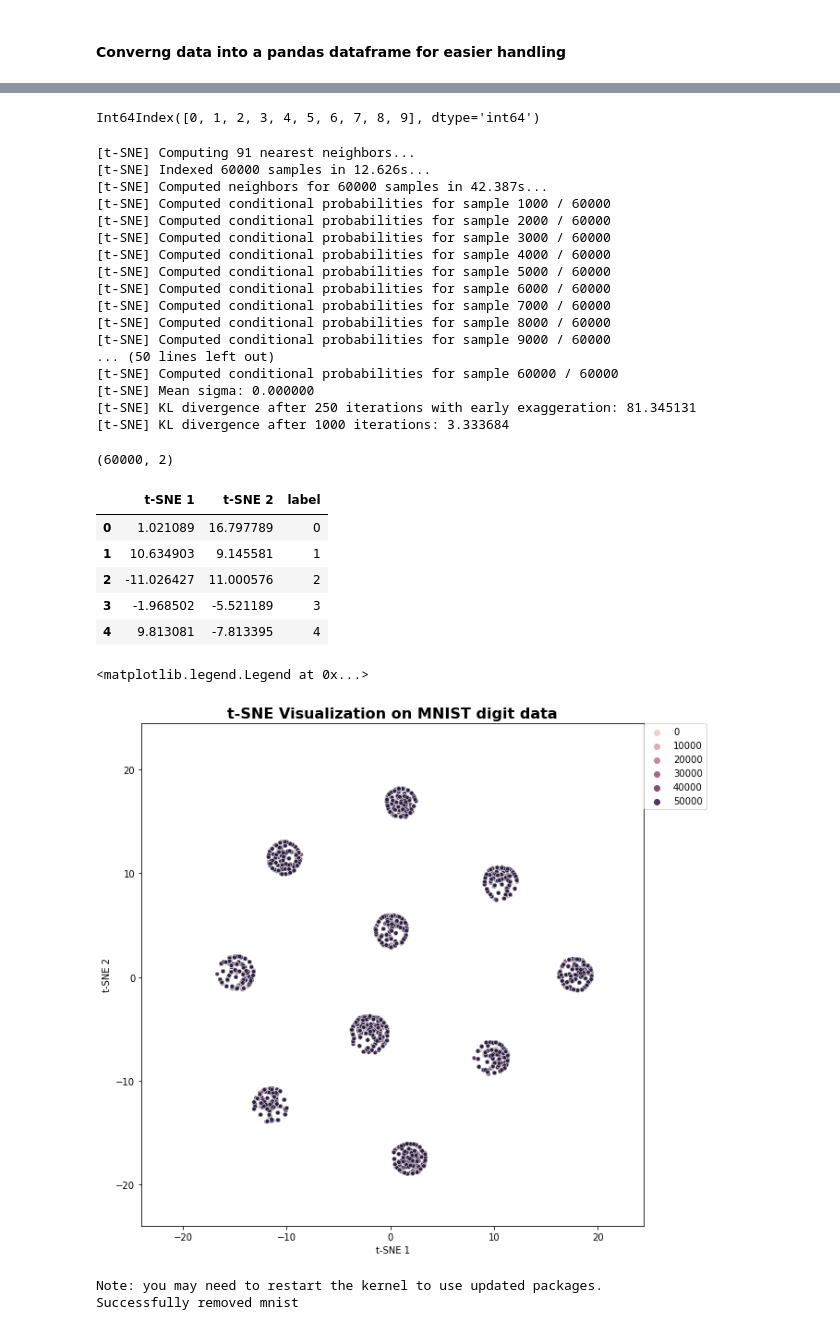
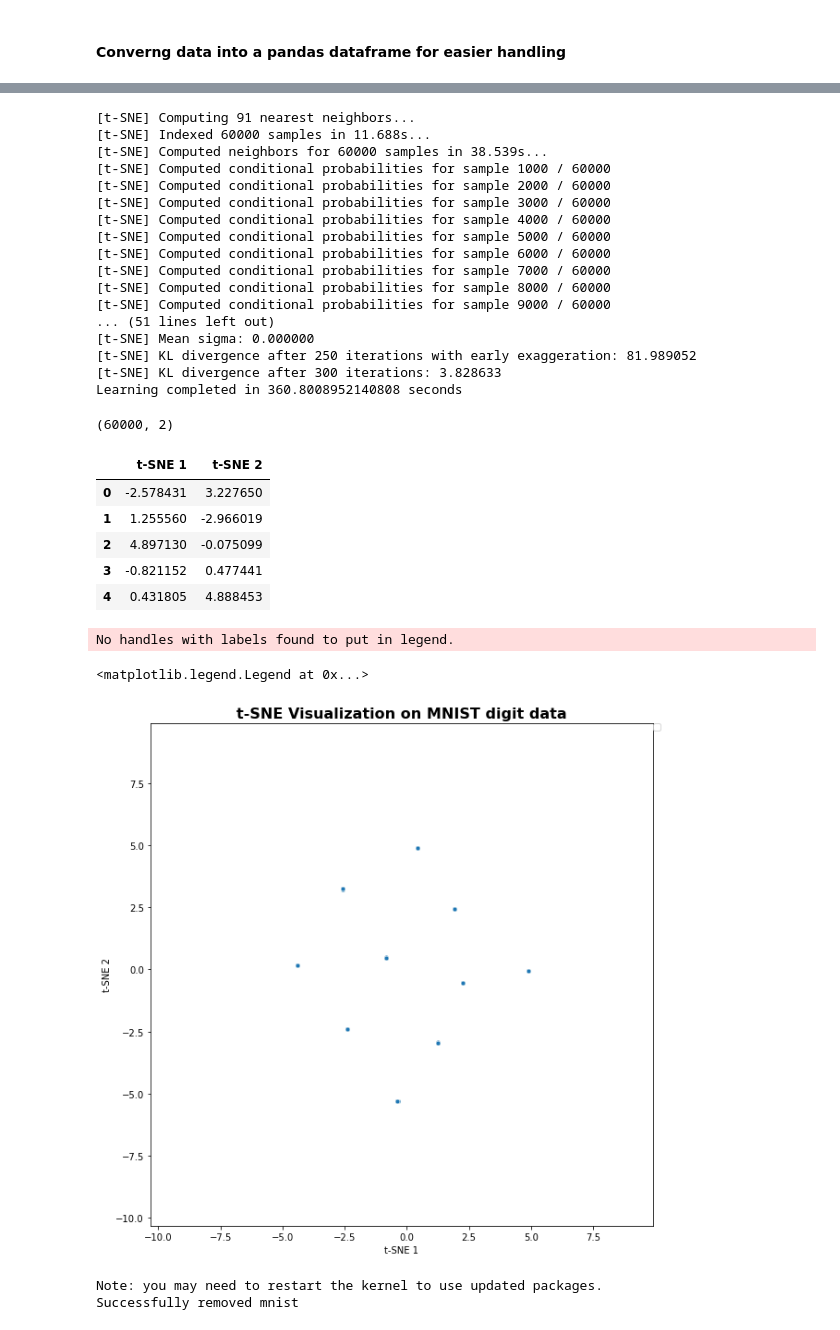
Before and after one commit to Ndaruga/Multiple-Machine-Learning-Projects, a Jupyter notebook: Dimintionality reduction on MNIST data/Mnist-digit.ipynb, the cells around one changed output, grey strips where cells are left out. Saved outputs shown, nothing was run; the diff lists cells and outputs as text; code cells hidden in the pictures.

```diff
--- a/Dimintionality reduction on MNIST data/Mnist-digit.ipynb
+++ b/Dimintionality reduction on MNIST data/Mnist-digit.ipynb
@@ -137,15 +152,15 @@ train_df.head()
-# %%
-train_df.columns
-# %% [output]
-Int64Index([0, 1, 2, 3, 4, 5, 6, 7, 8, 9], dtype='int64')
 # %%
-tsne = TSNE(n_components = 2, verbose=1, learning_rate=100)
+
+start_time = time.time()
+tsne = TSNE(n_components = 2, verbose=1, learning_rate=300, n_iter=300)
 tsne_result = tsne.fit_transform(X=train_df)
+end_time = time.time()
+print("Learning completed in {} seconds".format(end_time - start_time))
 tsne_result.shape
 # %% [output]
 [t-SNE] Computing 91 nearest neighbors...
-[t-SNE] Indexed 60000 samples in 12.626s...
-[t-SNE] Computed neighbors for 60000 samples in 42.387s...
+[t-SNE] Indexed 60000 samples in 11.688s...
+[t-SNE] Computed neighbors for 60000 samples in 38.539s...
 [t-SNE] Computed conditional probabilities for sample 1000 / 60000
 [t-SNE] Computed conditional probabilities for sample 2000 / 60000
 [t-SNE] Computed conditional probabilities for sample 3000 / 60000
@@ -155,37 +170,37 @@ tsne_result.shape
 [t-SNE] Computed conditional probabilities for sample 7000 / 60000
 [t-SNE] Computed conditional probabilities for sample 8000 / 60000
 [t-SNE] Computed conditional probabilities for sample 9000 / 60000
-... (50 lines left out)
-[t-SNE] Computed conditional probabilities for sample 60000 / 60000
+... (51 lines left out)
 [t-SNE] Mean sigma: 0.000000
-[t-SNE] KL divergence after 250 iterations with early exaggeration: 81.345131
-[t-SNE] KL divergence after 1000 iterations: 3.333684
+[t-SNE] KL divergence after 250 iterations with early exaggeration: 81.989052
+[t-SNE] KL divergence after 300 iterations: 3.828633
+Learning completed in 360.8008952140808 seconds
 (60000, 2)
 # %%
-tsne_df = pd.DataFrame({"t-SNE 1":tsne_result[:,0], "t-SNE 2":tsne_result[:,1], "label": [i for i in range(train_df.shape[0])]})
+tsne_df = pd.DataFrame({"t-SNE 1":tsne_result[:,0], "t-SNE 2":tsne_result[:,1]})
 tsne_df.head()
 # %% [output]
-|  | t-SNE 1 | t-SNE 2 | label |
-| 0 | 1.021089 | 16.797789 | 0 |
-| 1 | 10.634903 | 9.145581 | 1 |
-| 2 | -11.026427 | 11.000576 | 2 |
-| 3 | -1.968502 | -5.521189 | 3 |
-| 4 | 9.813081 | -7.813395 | 4 |
+|  | t-SNE 1 | t-SNE 2 |
+| 0 | -2.578431 | 3.227650 |
+| 1 | 1.255560 | -2.966019 |
+| 2 | 4.897130 | -0.075099 |
+| 3 | -0.821152 | 0.477441 |
+| 4 | 0.431805 | 4.888453 |
 # %%
 # Plotting the tsne data
 
-tsne_df = pd.DataFrame({"t-SNE 1":tsne_result[:,0], "t-SNE 2":tsne_result[:,1], "label": [i for i in range(train_df.shape[0])]})
 fig, ax = plt.subplots(1, figsize=(15,10))
-sns.scatterplot(x = 't-SNE 1', y= 't-SNE 2', hue = 'label', data = tsne_df, ax = ax, s=20)
+sns.scatterplot(x = 't-SNE 1', y= 't-SNE 2', data = tsne_df, ax = ax, s=20)
 lim = (tsne_result.min()-5, tsne_result.max()+5)
 ax.set_xlim(lim)
 ax.set_ylim(lim)
 ax.set_aspect('equal')
 ax.set_title('t-SNE Visualization on MNIST digit data', fontsize = 16, weight = 'bold')
 ax.legend(bbox_to_anchor = (1,1), loc =2, borderaxespad = 0.0)
 # %% [output]
-<matplotlib.legend.Legend at 0x...>
+No handles with labels found to put in legend.
+<matplotlib.legend.Legend at 0x...>
-[figure, old version]
+[figure, new version]
 # %%
 # Since we will no longer need Mnist data, we can uninstall the package
 %pip uninstall mnist
```
Also changed, not shown: parts of 5 cells of this notebook.
